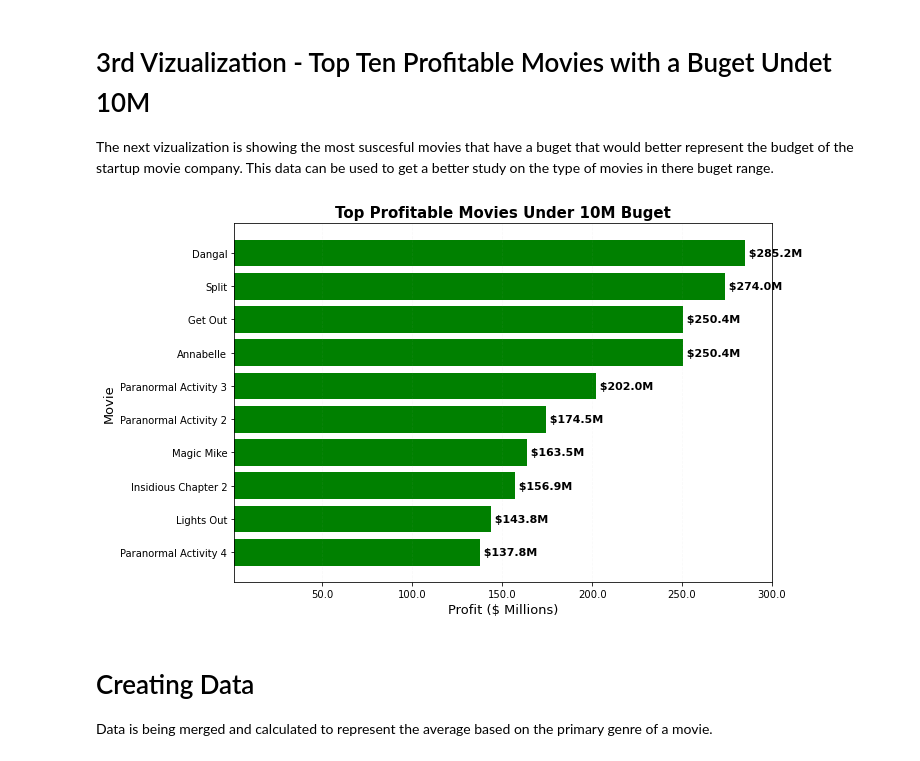
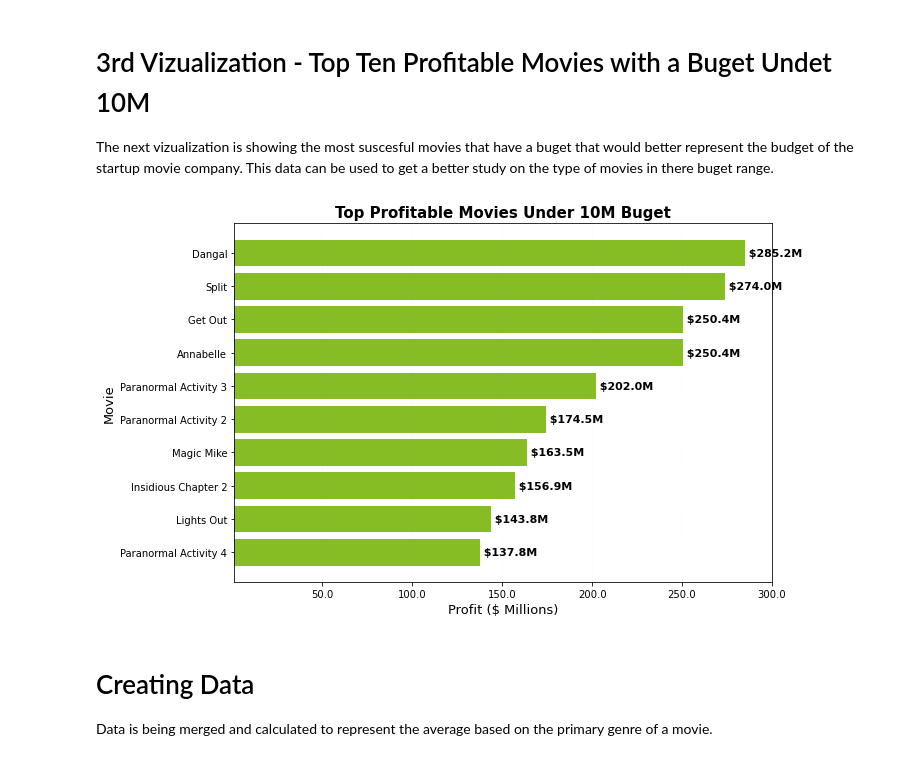
Before and after one commit to cupake01/ai_academy_capstone_project_group4, a Jupyter notebook: notebooks/folder-brian_gorbea/BrianG_Final.ipynb, the cells around one changed output. Drawn from its saved outputs; the diff is of its cells as text; code cells hidden in the pictures.

```diff
--- a/notebooks/folder-brian_gorbea/BrianG_Final.ipynb
+++ b/notebooks/folder-brian_gorbea/BrianG_Final.ipynb
@@ -82,23 +94,13 @@ The base data has been sorted.
 # %%
-def format_values(value):
+def format_values_x(value):
     if value >= 1000000000: # Billions
-        return f"{value / 1000000000:.1f}B"
-    elif value >= 10000000: # Millions
-        return f"{value / 1000000:.1f}M"
+        return f"{value / 1000000000:.1f}"
+    elif value >= 1000000: # Millions
+        return f"{value / 1000000:.1f}"
     elif value <0 and abs(value) >= 1000000: # Negative Millions
-        return f"{value / 1000000:.1f}M"
+        return f"{value / 1000000:.1f}"
     else:
         return str(value)
-# %%
-def format_values_x(value):
-    if value >= 1000000000: # Billions
-        return f"{value / 1000000000:.1f}"
-    elif value >= 10000000: # Millions
-        return f"{value / 1000000:.1f}"
-    elif value <0 and abs(value) >= 1000000: # Negative Millions
-        return f"{value / 1000000:.1f}"
-    else:
-        return str(value)
 # %% [markdown]
 # 1st Vizualization - Top Ten Most Profitable Movies
 This vizualization is showing the top ten most profititable movies released. The data here is used to get an understanding on which movies did well and to research what they did to replicate the success.
@@ -168,29 +170,29 @@ The next vizualization is showing the most suscesful movies that have a buget th
 # %%
 #Plotting
 fig, ax = plt.subplots(figsize=(10,6))
-ax.barh(profit_ten['movie'], profit_ten['profit'], color='green')
+ax.barh(profit_ten['movie'], profit_ten['profit'], color='#86BC24')
 
 #Title and labels
 ax.set_title('Top Profitable Movies Under 10M Buget', fontweight='bold', fontsize=15)
 ax.set_xticks(ax.get_xticks())
 ax.set_xticklabels([format_values_x(x) for x in ax.get_xticks()])
 ax.set_xlabel('Profit ($ Millions)', fontsize=13)
 ax.set_ylabel('Movie', fontsize=13)
 ax.grid(axis='x', linestyle='--', alpha = 0.07)
 ax.set_xlim(1, ax.get_xlim()[1])
 #ax.ticklabel_format(style='plain', axis='x', useOffset=False)
 
 for index, value in enumerate(profit_ten['profit']):
 
     formatted_value = "${:.1f}M".format(value)
     ax.text(value, index, ' ' + str(formatted_value), va='center', fontweight = 'bold', fontsize =11)
 
 
 
 plt.tight_layout()
 plt.show()
 # %% [output]
-[figure, old version]
+[figure, new version]
 # %% [markdown]
 # Creating Data
 Data is being merged and calculated to represent the average based on the primary genre of a movie.
```
Also changed, not shown: parts of 9 cells of this notebook.
